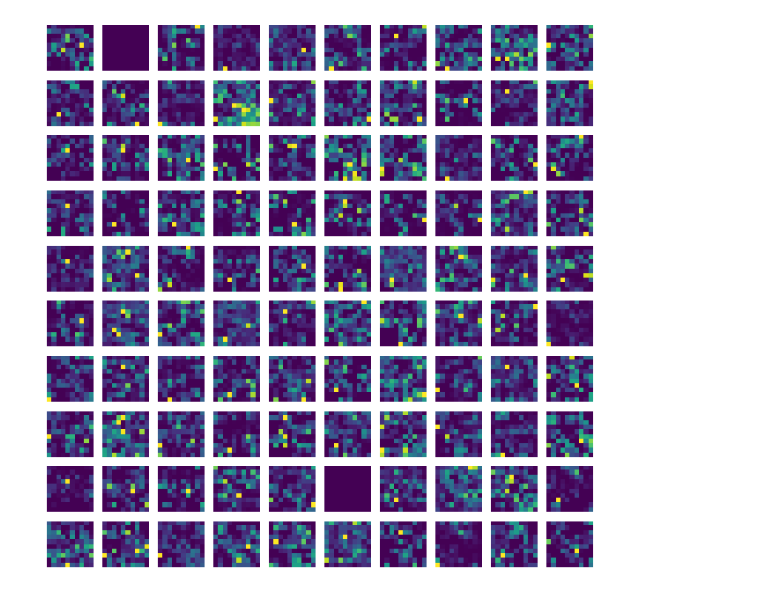
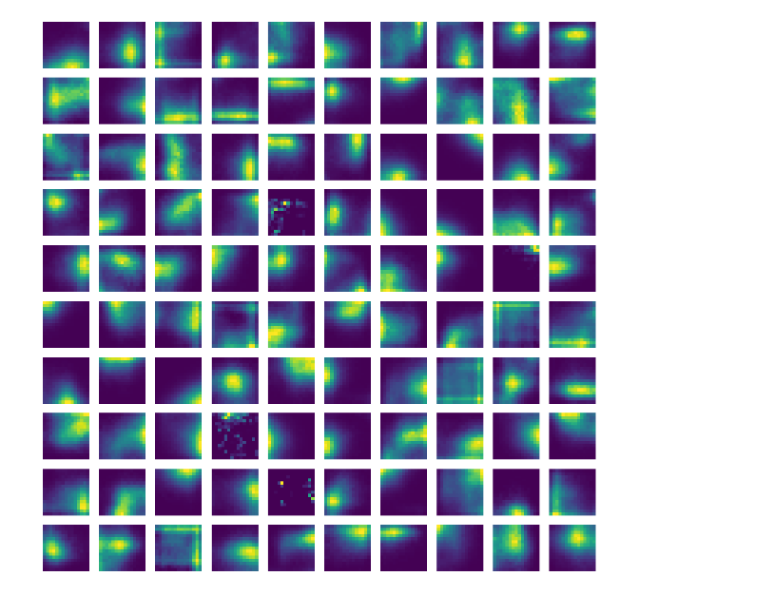
Before and after one commit to bioAI-Oslo/ConjunctiveRepresentations, a Jupyter notebook: fr_stateful_training.ipynb, the cells around one changed output. Saved outputs shown, nothing was run; the diff lists cells and outputs as text; code cells hidden in the pictures.

```diff
--- a/fr_stateful_training.ipynb
+++ b/fr_stateful_training.ipynb
@@ -25,7 +25,7 @@ lr = 1e-4               # learning rate
 # %%
 # Prepare model and optimizer
 device = torch.device('cuda' if torch.cuda.is_available() else 'cpu')
-model = RecurrentSpaceNet(n_in=n_in, n_out=n_out, corr_across_space=False, scale=scale, device=device)
+model = RecurrentSpaceNet(n_in=n_in, n_out=n_out, corr_across_space=False, scale=scale, device=device, stateful=True)
 optimizer = torch.optim.Adam(model.parameters(), lr=lr)
 # %%
 genny = SimpleDatasetMaker()
@@ -86,18 +85,18 @@ Text(0, 0.5, 'Train Loss')
 # %%
 # visualize representations
-n_plot = 1       # number of plot trajectories
+n_plot = 20       # number of plot trajectories
 n_show = 100        # number of units to show
-timesteps = 5000     # length of trajectory
+timesteps = 100000     # length of trajectory
 r, v = genny.generate_dataset(n_plot, timesteps)
 
 # BSR
 initial = model.initial_state(v.shape[0])
 p, hidden_state = model.spatial_representation(v, initial)
 p = p.detach().numpy()
 ps = p.reshape(-1, p.shape[-1])
 rs = r[:,1:].detach().numpy().reshape(-1, 2)
-ratemaps, _, _, _ = stats.binned_statistic_2d(rs[:,0], rs[:,1],ps.T, bins=10)
-fig, ax = ratemap_collage(ratemaps[:n_show], cols=int(np.sqrt(n_show)), figsize=(8, 8))
+ratemaps, _, _, _ = stats.binned_statistic_2d(rs[:,0], rs[:,1],ps.T, bins=15)
+fig, ax = ratemap_collage(ratemaps[:n_show], cols=int(np.sqrt(n_show)), figsize=(15, 15))
 # %% [output]
-[figure, old version]
+[figure, new version]
 # %%
```
Also changed, not shown: parts of 11 cells of this notebook, 2 other files.
